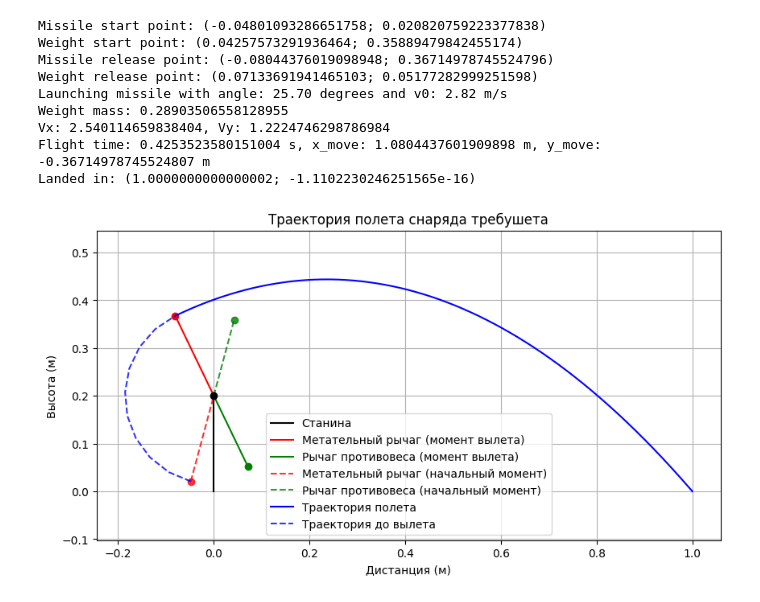
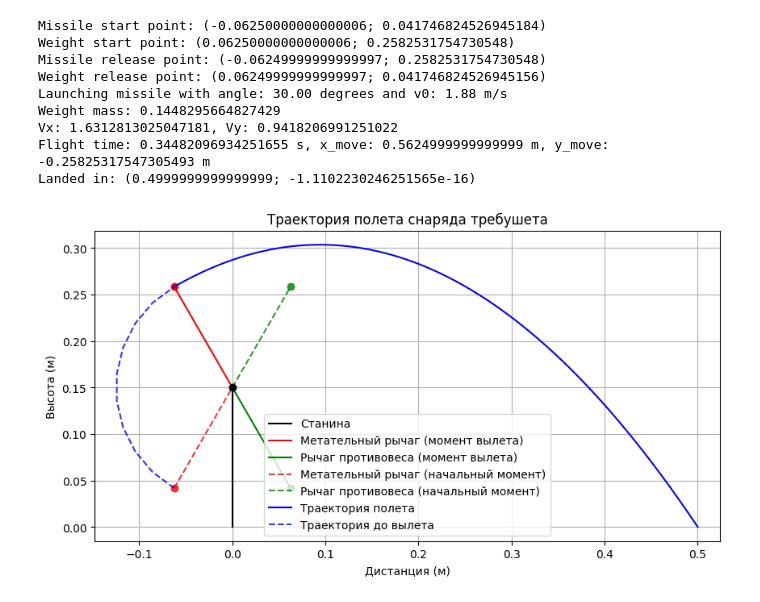
Before and after one commit to Zea-Zee/Mechanics-project, a Jupyter notebook: main.ipynb, the cells around one changed output. Cells and saved outputs as stored; diff of their text form; code cells hidden in the pictures.

```diff
--- a/main.ipynb
+++ b/main.ipynb
@@ -46,7 +46,7 @@ class Trebuchet:
 
         self.weight_h = abs(self.weight_arm_length * (np.cos(self.start_angle) - np.cos(self.release_angle)))
 
-    def calculate_launch_velocity_and_flight_time(self, distance):
+    def calculate_launch_velocity(self, distance):
         x_move = distance - self.release_missile_x      # Перемещение по x
         y_move = 0 - self.release_missile_y             # Перемещение по y
         numerator = G * (x_move ** 2)
@@ -210,14 +232,14 @@ Optimized parameters: arm_ratio=0.473, arm_length=0.350, release_angle=25.7
 # %%
-trebuchet = Trebuchet(arm_ratio=0.47, frame_height=0.2, arm_length=0.35, start_angle=165, release_angle=25.7, missile_mass=0.1, arm_mass=0.2)
-trebuchet.visualize(1)
+trebuchet = Trebuchet(arm_ratio=0.5, frame_height=0.15, arm_length=0.25, start_angle=150, release_angle=30, missile_mass=0.04, arm_mass=0.2)
+trebuchet.visualize(.5)
 # %% [output]
-Missile start point: (-0.04801093286651758; 0.020820759223377838)
-Weight start point: (0.04257573291936464; 0.35889479842455174)
-Missile release point: (-0.08044376019098948; 0.36714978745524796)
-Weight release point: (0.07133691941465103; 0.05177282999251598)
-Launching missile with angle: 25.70 degrees and v0: 2.82 m/s
-Weight mass: 0.28903506558128955
-Vx: 2.540114659838404, Vy: 1.2224746298786984
-Flight time: 0.4253523580151004 s, x_move: 1.0804437601909898 m, y_move: -0.36714978745524807 m
-Landed in: (1.0000000000000002; -1.1102230246251565e-16)
+Missile start point: (-0.06250000000000006; 0.041746824526945184)
+Weight start point: (0.06250000000000006; 0.2582531754730548)
+Missile release point: (-0.06249999999999997; 0.2582531754730548)
+Weight release point: (0.06249999999999997; 0.041746824526945156)
+Launching missile with angle: 30.00 degrees and v0: 1.88 m/s
+Weight mass: 0.1448295664827429
+Vx: 1.6312813025047181, Vy: 0.9418206991251022
+Flight time: 0.34482096934251655 s, x_move: 0.5624999999999999 m, y_move: -0.25825317547305493 m
+Landed in: (0.4999999999999999; -1.1102230246251565e-16)
-[figure, old version]
+[figure, new version]
```
Also changed, not shown: parts of 3 cells of this notebook, 16 other files.
